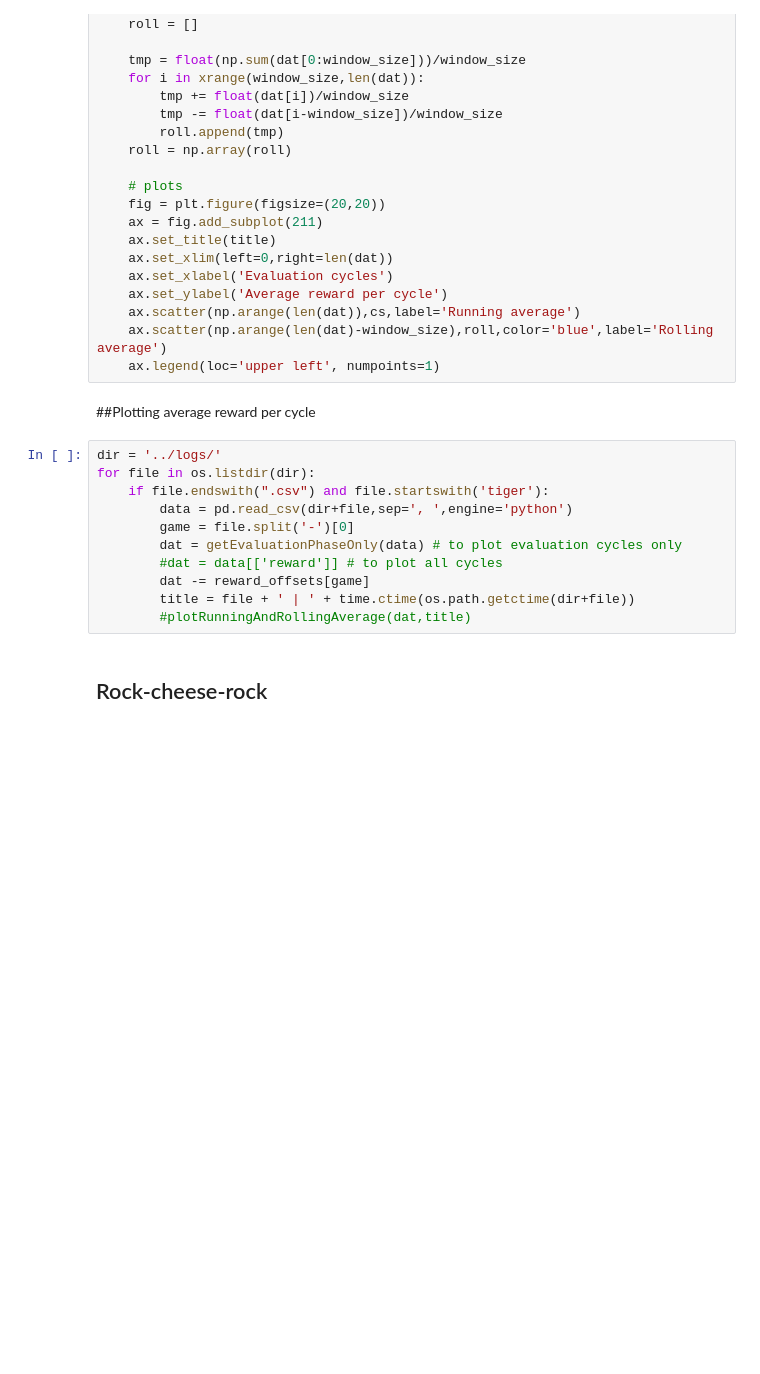
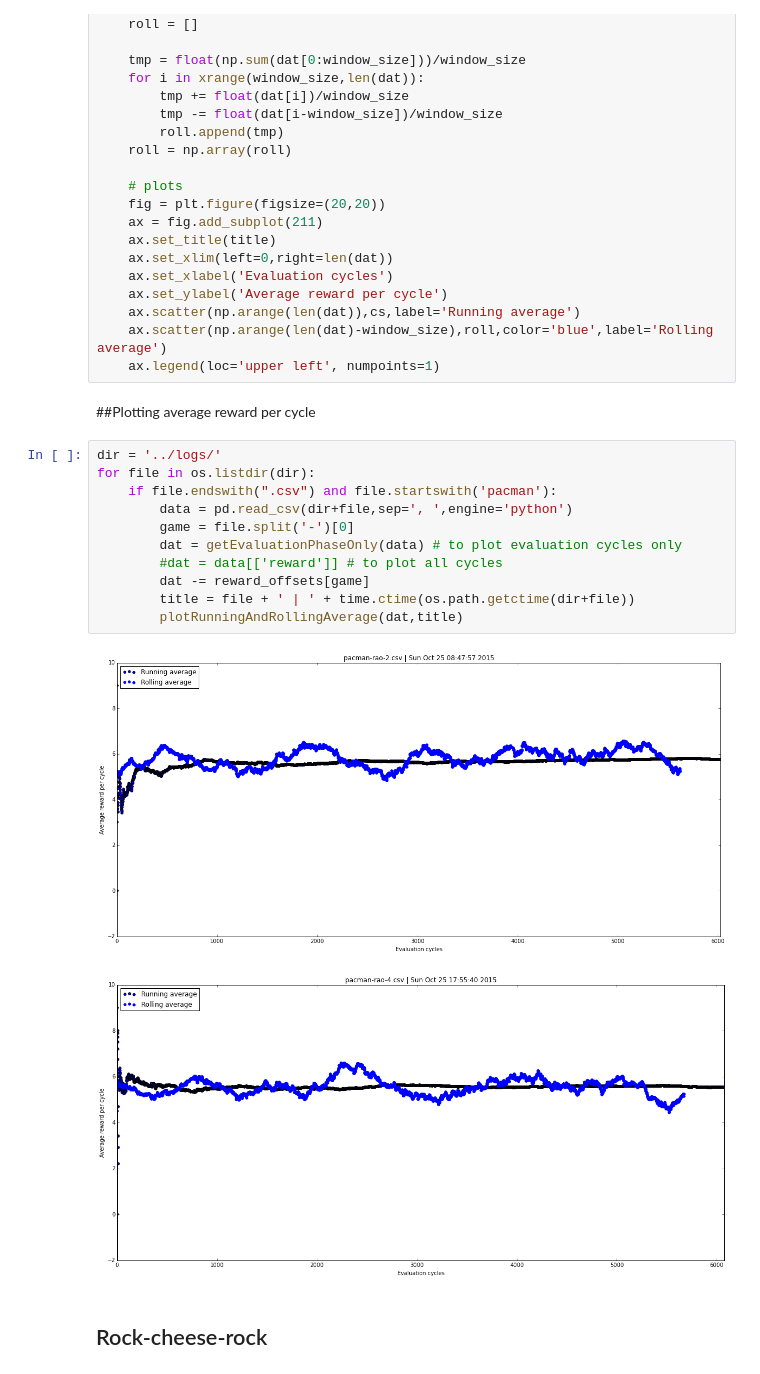
Before and after one commit to rbudzyns/AIXI_2015_Grp3, a Jupyter notebook: final_report/experiments.ipynb, the cells around one changed output. Cells and saved outputs as stored; diff of their text form; blank space fills up the shorter version.

```diff
--- a/final_report/experiments.ipynb
+++ b/final_report/experiments.ipynb
@@ -85,14 +85,17 @@ def plotRunningAndRollingAverage(dat,title,window_size=400):
 # %%
 dir = '../logs/'
 for file in os.listdir(dir):
-    if file.endswith(".csv") and file.startswith('tiger'):
+    if file.endswith(".csv") and file.startswith('pacman'):
         data = pd.read_csv(dir+file,sep=', ',engine='python')
         game = file.split('-')[0]
         dat = getEvaluationPhaseOnly(data) # to plot evaluation cycles only
         #dat = data[['reward']] # to plot all cycles
         dat -= reward_offsets[game]
         title = file + ' | ' + time.ctime(os.path.getctime(dir+file))
-        #plotRunningAndRollingAverage(dat,title)
+        plotRunningAndRollingAverage(dat,title)
+# %% [output]
+[figure, added]
+[figure, added]
 # %% [markdown]
 ## Rock-cheese-rock
 # %%
```
Also changed, not shown: parts of 1 cell of this notebook, 1 other file.
